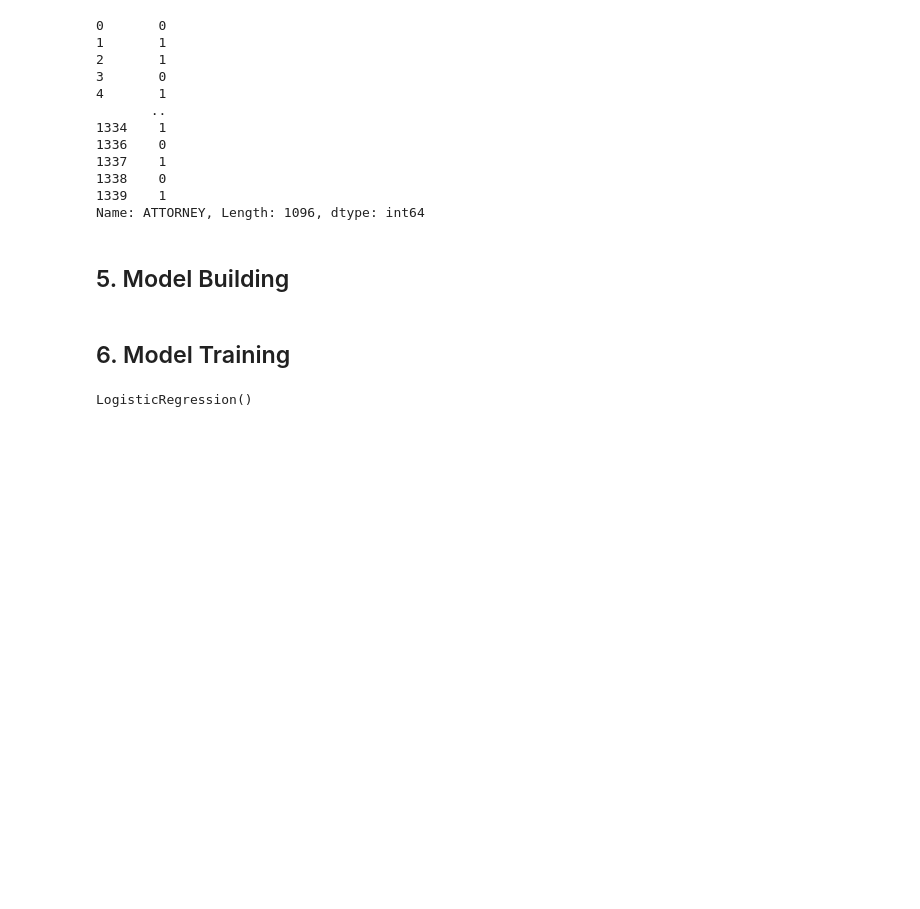
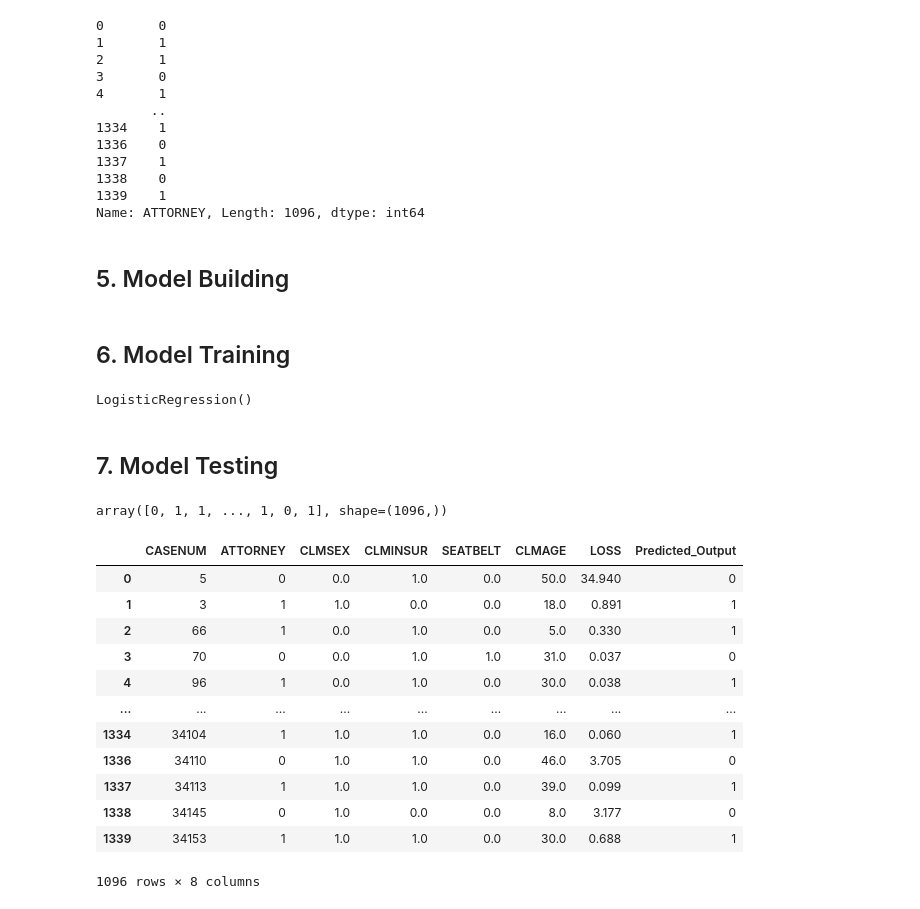
Before and after one commit to Vignesh-H-Space/Learning, a Jupyter notebook: ProITBridge/Machine Learning/02_Logistic Regression/Insurance Prediction.ipynb, the cells around one changed output. Saved outputs shown, nothing was run; the diff lists cells and outputs as text; code cells hidden in the pictures; blank space fills up the shorter version.

Commit message:
Model Testing

```diff
--- a/ProITBridge/Machine Learning/02_Logistic Regression/Insurance Prediction.ipynb
+++ b/ProITBridge/Machine Learning/02_Logistic Regression/Insurance Prediction.ipynb
@@ -147,3 +147,26 @@ logistic_model = LogisticRegression()
 logistic_model.fit(X,y)
 # %% [output]
 LogisticRegression()
+# %% [markdown]
+## 7. Model Testing
+# %%
+logistic_model.predict(X)
+# %% [output]
+array([0, 1, 1, ..., 1, 0, 1], shape=(1096,))
+# %%
+claimants_data["Predicted_Output"] = logistic_model.predict(X)
+claimants_data
+# %% [output]
+|  | CASENUM | ATTORNEY | CLMSEX | CLMINSUR | SEATBELT | CLMAGE | LOSS | Predicted_Output |
+| 0 | 5 | 0 | 0.0 | 1.0 | 0.0 | 50.0 | 34.940 | 0 |
+| 1 | 3 | 1 | 1.0 | 0.0 | 0.0 | 18.0 | 0.891 | 1 |
+| 2 | 66 | 1 | 0.0 | 1.0 | 0.0 | 5.0 | 0.330 | 1 |
+| 3 | 70 | 0 | 0.0 | 1.0 | 1.0 | 31.0 | 0.037 | 0 |
+| 4 | 96 | 1 | 0.0 | 1.0 | 0.0 | 30.0 | 0.038 | 1 |
+| ... | ... | ... | ... | ... | ... | ... | ... | ... |
+| 1334 | 34104 | 1 | 1.0 | 1.0 | 0.0 | 16.0 | 0.060 | 1 |
+| 1336 | 34110 | 0 | 1.0 | 1.0 | 0.0 | 46.0 | 3.705 | 0 |
+| 1337 | 34113 | 1 | 1.0 | 1.0 | 0.0 | 39.0 | 0.099 | 1 |
+| 1338 | 34145 | 0 | 1.0 | 0.0 | 0.0 | 8.0 | 3.177 | 0 |
+| 1339 | 34153 | 1 | 1.0 | 1.0 | 0.0 | 30.0 | 0.688 | 1 |
+1096 rows × 8 columns
```
